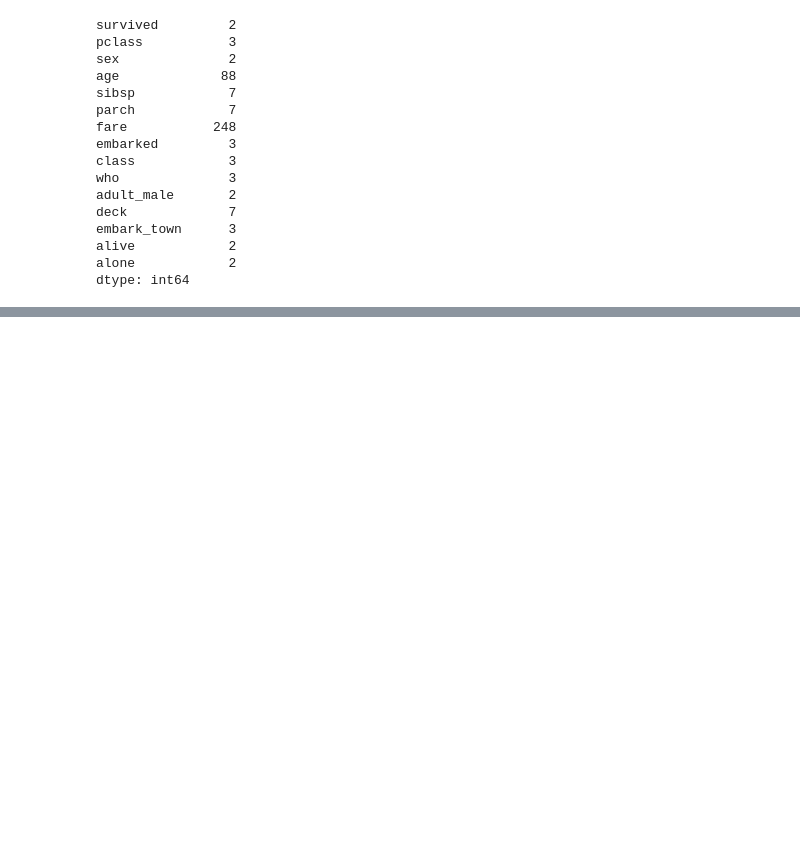
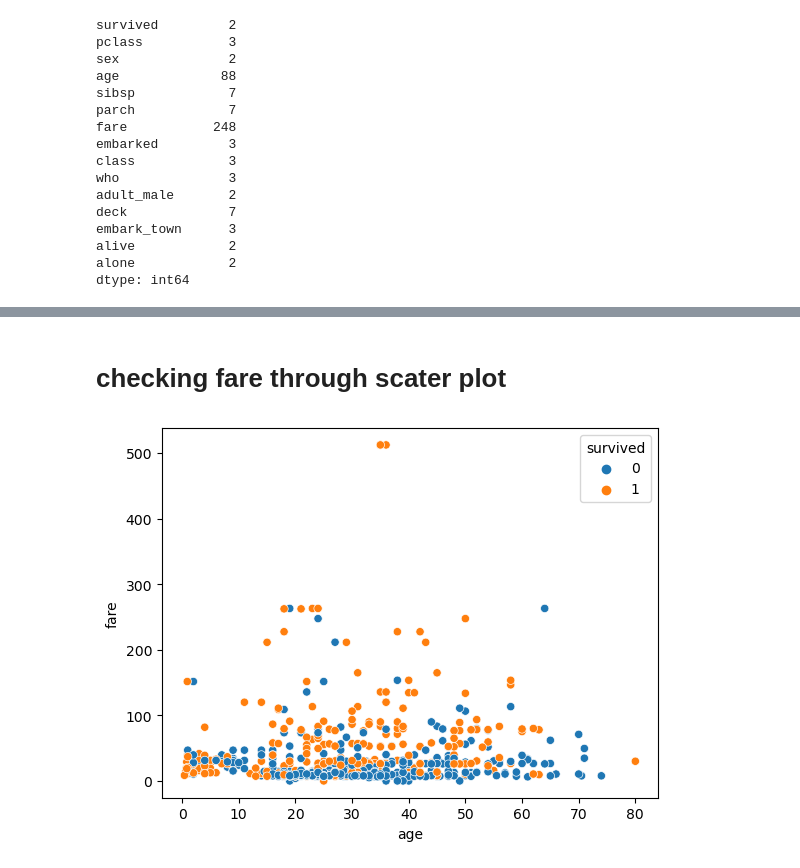
Before and after one commit to zeeshan3797/statistics, a Jupyter notebook: statics.ipynb, the cells around one changed output, grey strips where cells are left out. Drawn from its saved outputs; the diff is of its cells as text; code cells hidden in the pictures; blank space fills up the shorter version.

```diff
--- a/statics.ipynb
+++ b/statics.ipynb
@@ -109,0 +128,7 @@ dtype: int64
+# %% [markdown]
+# checking fare through scater plot
+# %%
+sns.scatterplot(data=df,x= "age",y="fare", hue="survived")
+plt.ylim=(0,250)
+# %% [output]
+[figure, added]
```
Also changed, not shown: parts of 6 cells of this notebook.
